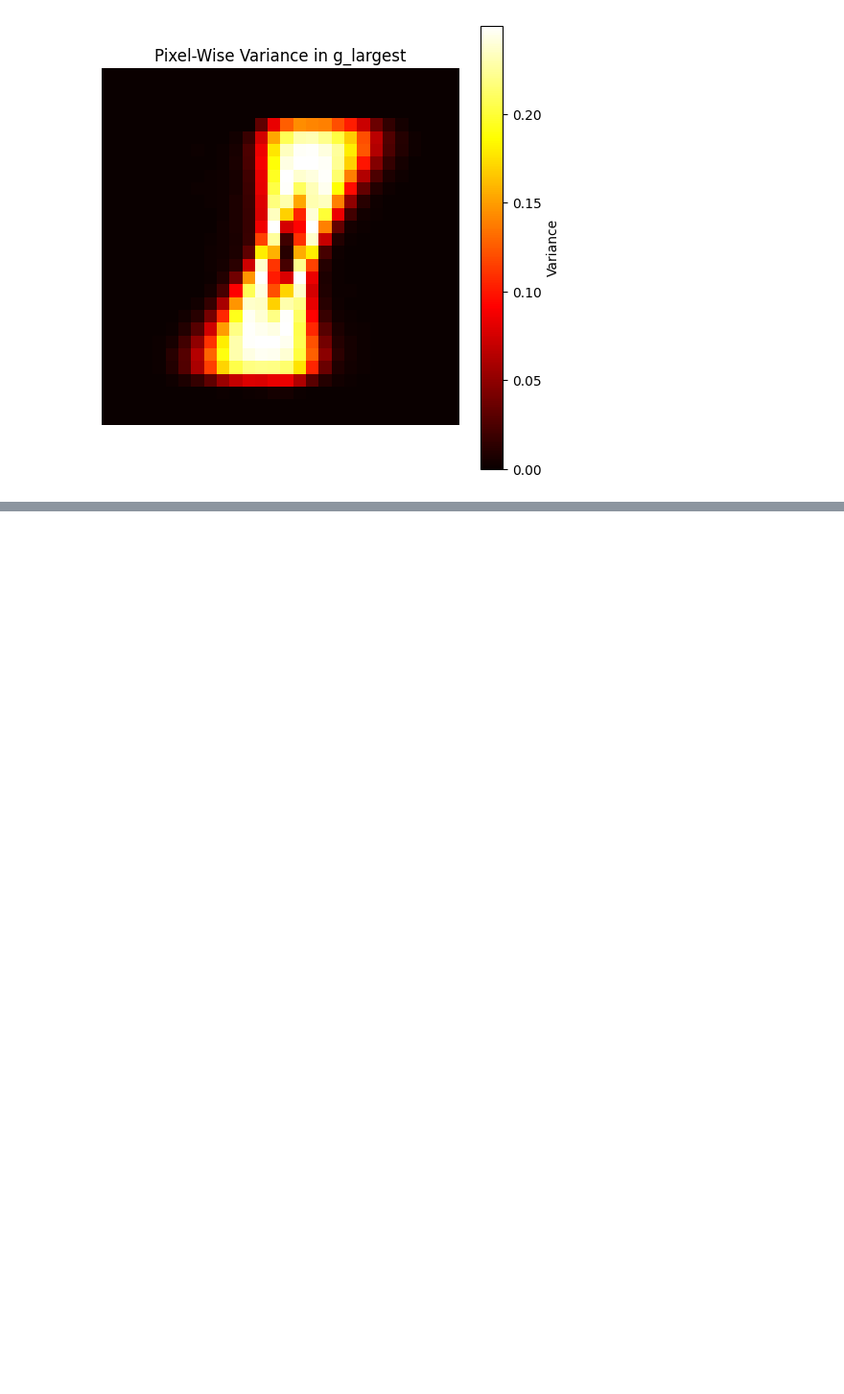
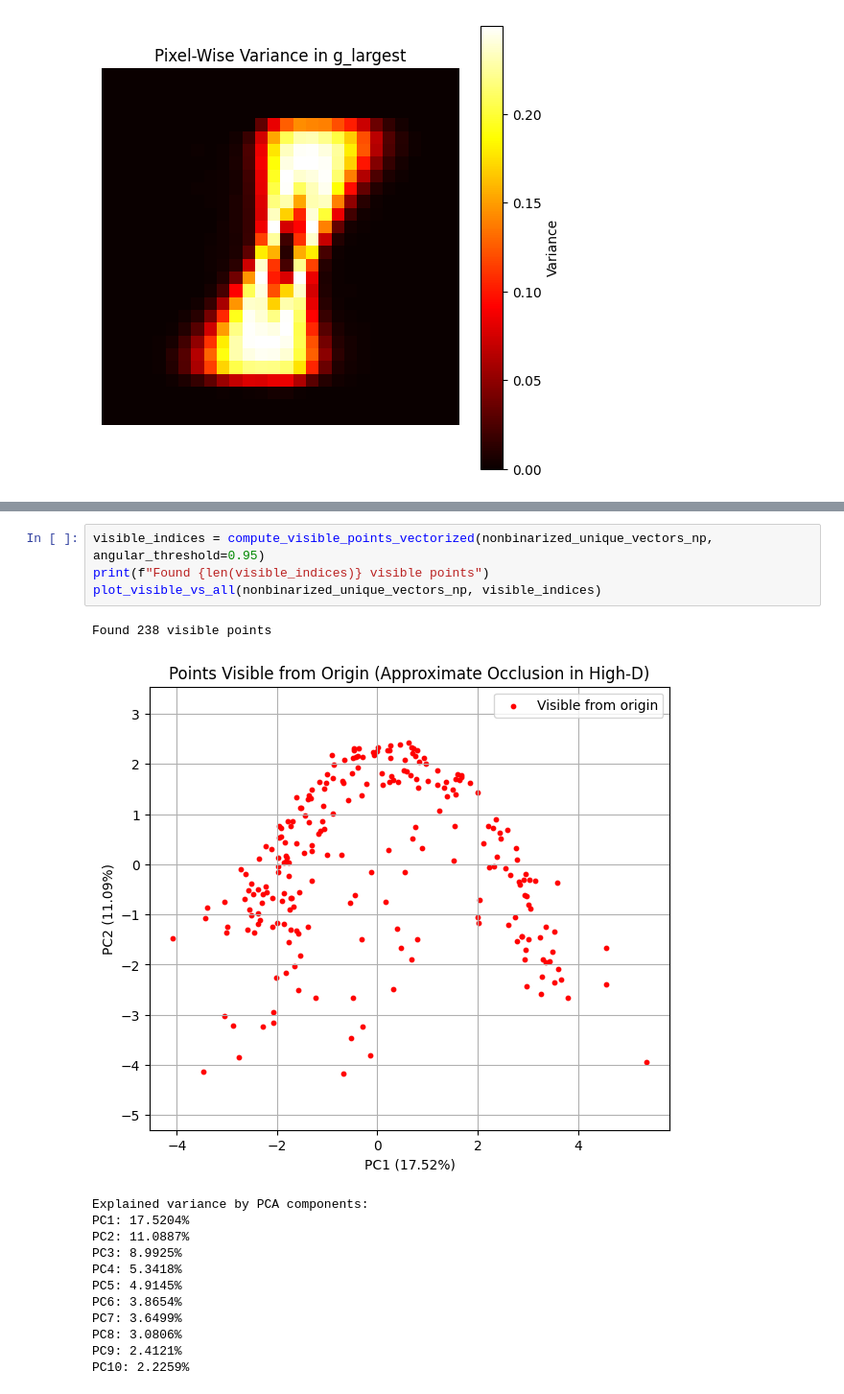
Before and after one commit to Antel0pe/SpaceOfMNIST-Digits, a Jupyter notebook: ExploringDimensions.ipynb, the cells around one changed output, grey strips where cells are left out. Shown at 96% size. Saved outputs shown, nothing was run; the diff lists cells and outputs as text; blank space fills up the shorter version.

```diff
--- a/ExploringDimensions.ipynb
+++ b/ExploringDimensions.ipynb
@@ -1229,0 +1258,18 @@ PC10: 2.2756%
+# %%
+visible_indices = compute_visible_points_vectorized(nonbinarized_unique_vectors_np, angular_threshold=0.95)
+print(f"Found {len(visible_indices)} visible points")
+plot_visible_vs_all(nonbinarized_unique_vectors_np, visible_indices)
+# %% [output]
+Found 238 visible points
+[figure, added]
+Explained variance by PCA components:
+PC1: 17.5204%
+PC2: 11.0887%
+PC3: 8.9925%
+PC4: 5.3418%
+PC5: 4.9145%
+PC6: 3.8654%
+PC7: 3.6499%
+PC8: 3.0806%
+PC9: 2.4121%
+PC10: 2.2259%
```
Also changed, not shown: parts of 14 cells of this notebook.
